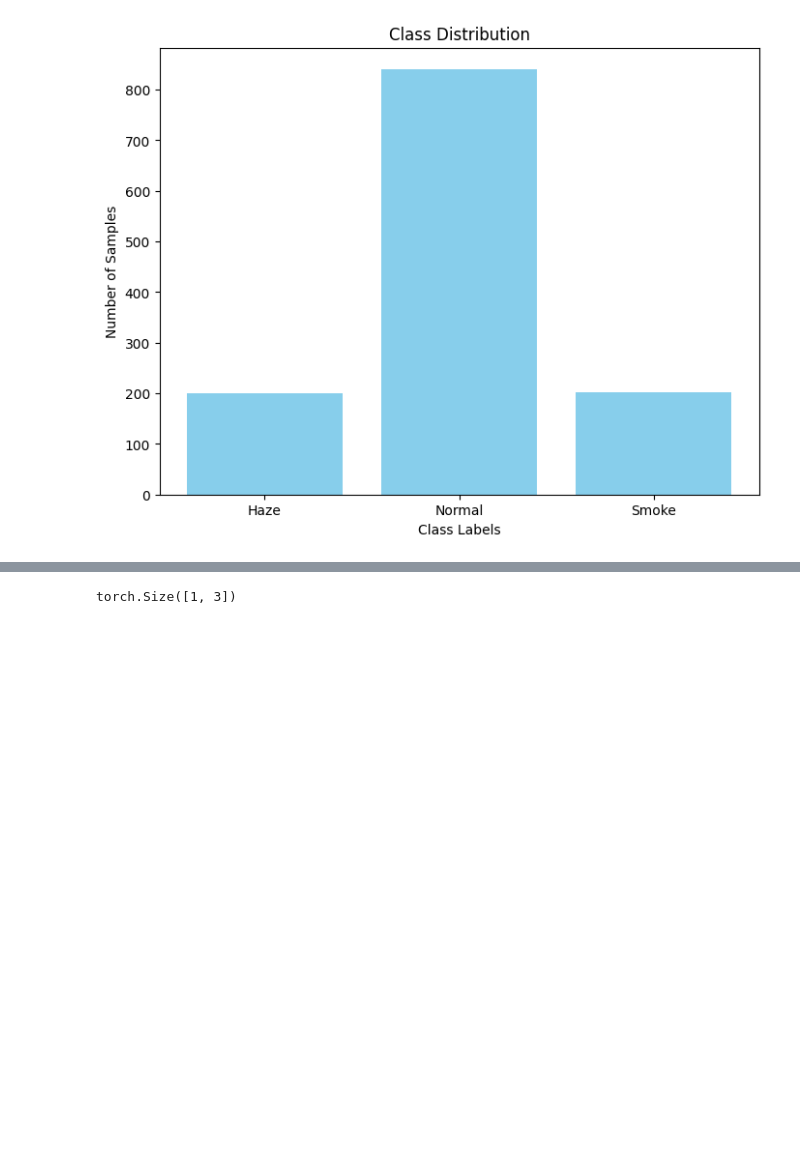
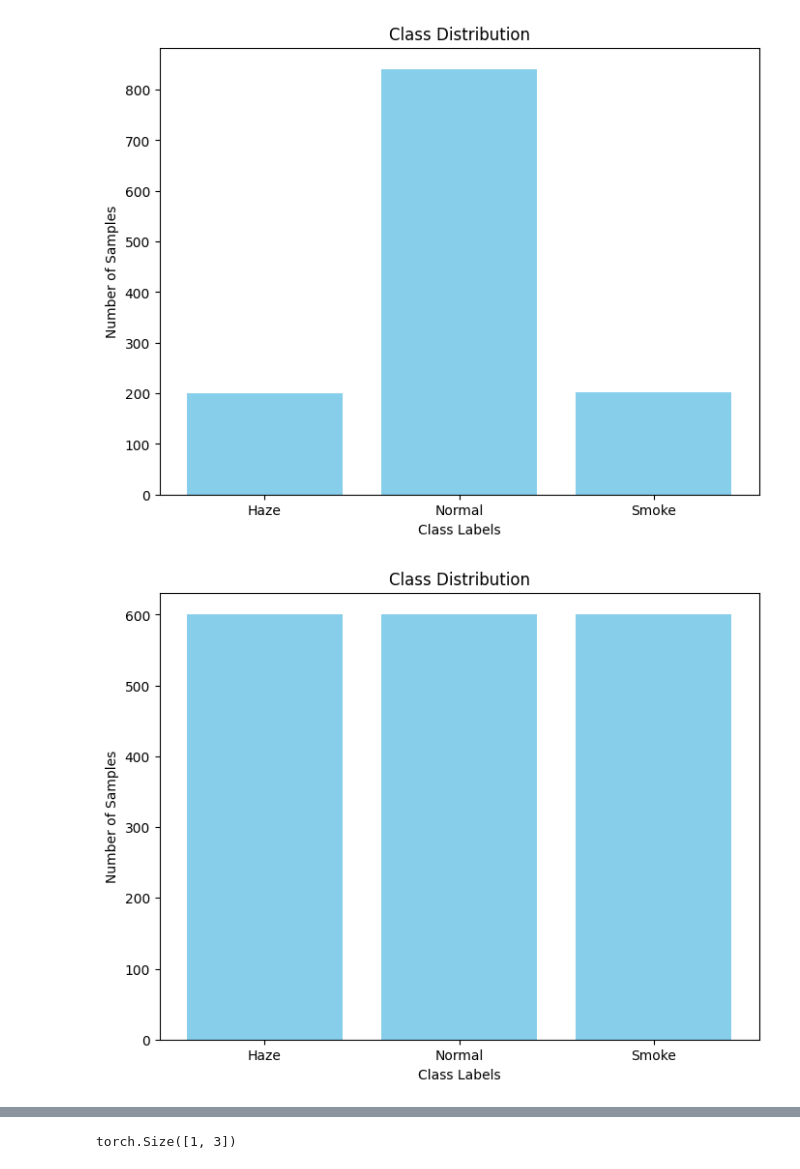
Before and after one commit to guanyuehan/hacx-cs10, a Jupyter notebook: Models/start.ipynb, the cells around one changed output, grey strips where cells are left out. Drawn from its saved outputs; the diff is of its cells as text; code cells hidden in the pictures; blank space fills up the shorter version.

```diff
--- a/Models/start.ipynb
+++ b/Models/start.ipynb
@@ -62,3 +87,25 @@ plot_class_distribution(train_dset, LABELS)
 plot_class_distribution(test_dset, LABELS)
 # %% [output]
 [figure]
+# %%
+# undersampling of dataset to balance classes
+def undersample_dataset(dataset):
+    class_indices = {}
+    for idx, (_, label) in enumerate(dataset):
+        if label not in class_indices:
+            class_indices[label] = []
+        class_indices[label].append(idx)
+
+    min_class_size = min(len(indices) for indices in class_indices.values())
+
+    balanced_indices = []
+    for indices in class_indices.values():
+        balanced_indices.extend(indices[:min_class_size])
+
+    balanced_dataset = torch.utils.data.Subset(dataset, balanced_indices)
+    return balanced_dataset
+
+balanced_train_dset = undersample_dataset(train_dset)
+plot_class_distribution(balanced_train_dset, LABELS)
+# %% [output]
+[figure, added]
```
Also changed, not shown: parts of 20 cells of this notebook, 6 other files.
